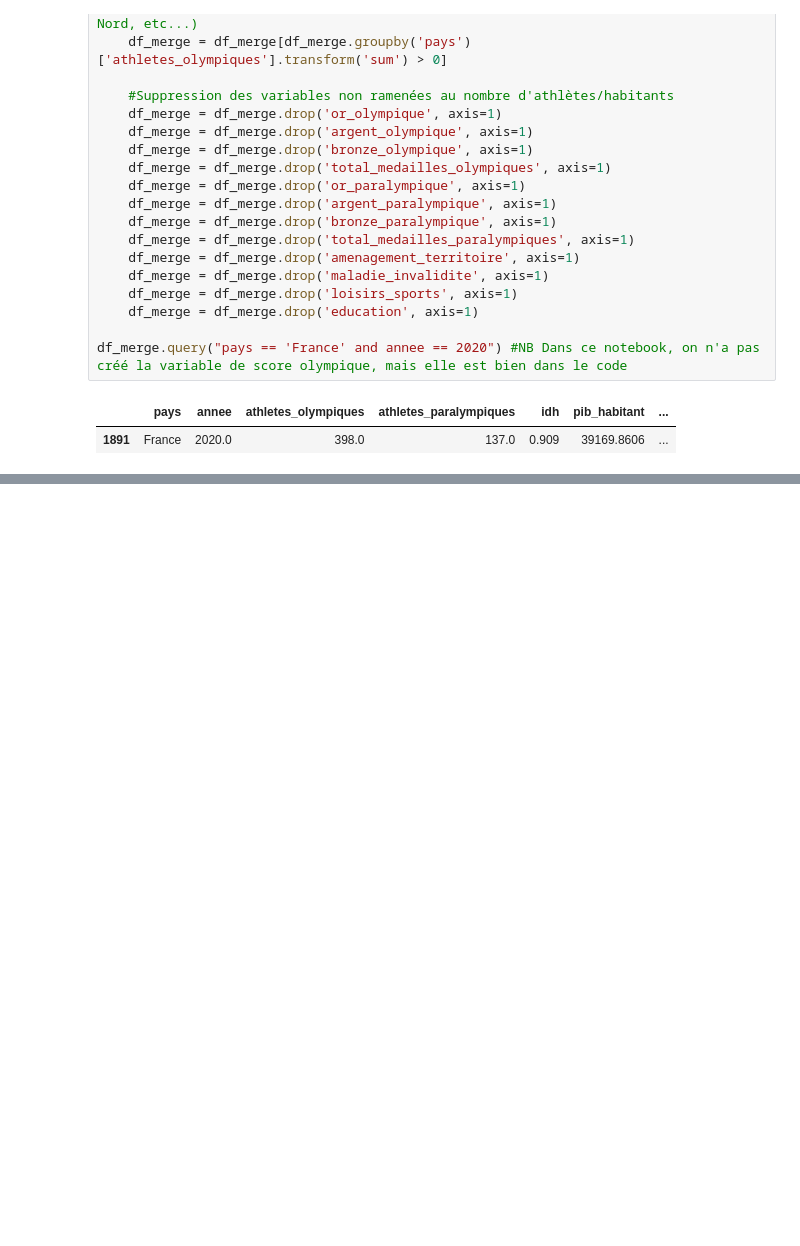
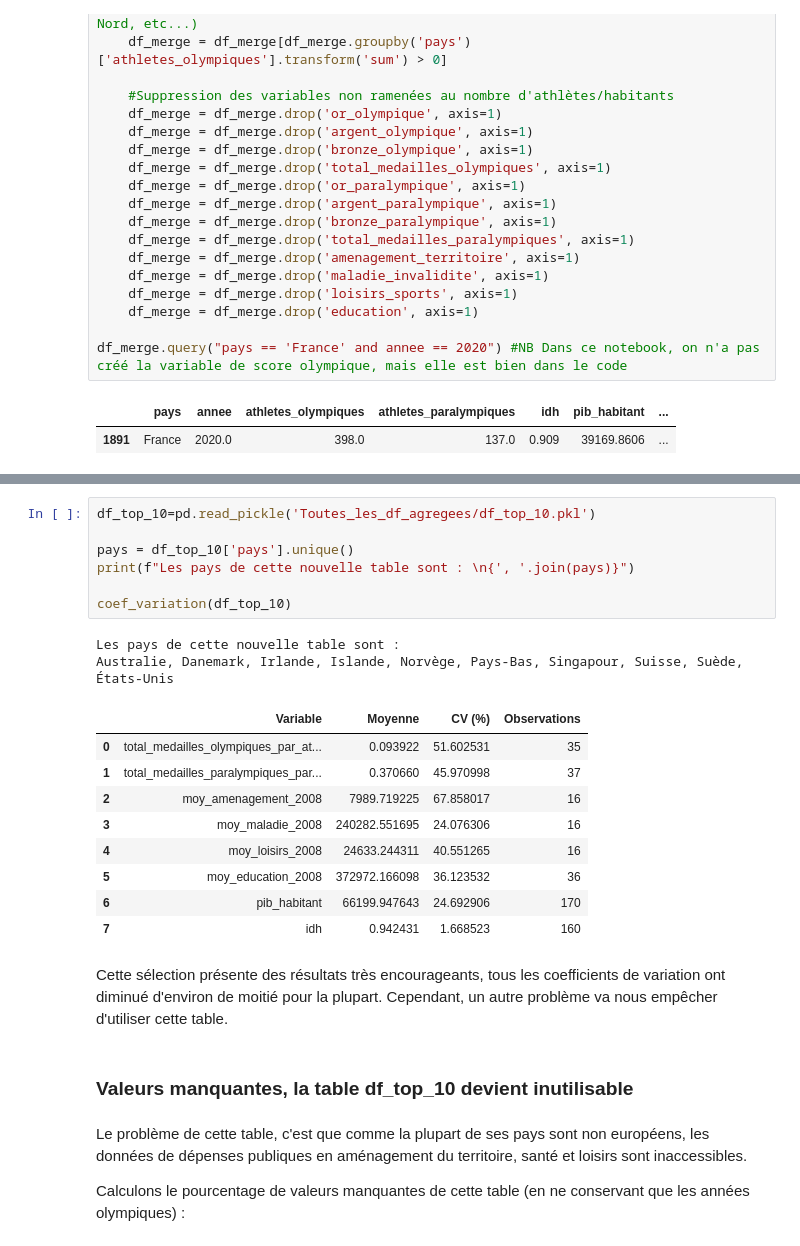
Before and after one commit to Eloi-du-77/Projet-Python, a Jupyter notebook: Notebook.ipynb, the cells around one changed output, grey strips where cells are left out. Saved outputs shown, nothing was run; the diff lists cells and outputs as text; blank space fills up the shorter version.

```diff
--- a/Notebook.ipynb
+++ b/Notebook.ipynb
@@ -459,0 +502,28 @@ df_merge.query("pays == 'France' and annee == 2020") #NB Dans ce notebook, on n'
+# %%
+df_top_10=pd.read_pickle('Toutes_les_df_agregees/df_top_10.pkl')
+
+pays = df_top_10['pays'].unique()
+print(f"Les pays de cette nouvelle table sont : \n{', '.join(pays)}")
+
+coef_variation(df_top_10)
+# %% [output]
+Les pays de cette nouvelle table sont :
+Australie, Danemark, Irlande, Islande, Norvège, Pays-Bas, Singapour, Suisse, Suède, États-Unis
+|  | Variable | Moyenne | CV (%) | Observations |
+| 0 | total_medailles_olympiques_par_at... | 0.093922 | 51.602531 | 35 |
+| 1 | total_medailles_paralympiques_par... | 0.370660 | 45.970998 | 37 |
+| 2 | moy_amenagement_2008 | 7989.719225 | 67.858017 | 16 |
+| 3 | moy_maladie_2008 | 240282.551695 | 24.076306 | 16 |
+| 4 | moy_loisirs_2008 | 24633.244311 | 40.551265 | 16 |
+| 5 | moy_education_2008 | 372972.166098 | 36.123532 | 36 |
+| 6 | pib_habitant | 66199.947643 | 24.692906 | 170 |
+| 7 | idh | 0.942431 | 1.668523 | 160 |
+# %% [markdown]
+Cette sélection présente des résultats très encourageants, tous les coefficients de variation ont diminué d'environ de moitié pour la plupart. Cependant, un autre problème va nous empêcher d'utiliser cette table.
+# %% [markdown]
+<a id="nan"></a>
+### Valeurs manquantes, la table df_top_10 devient inutilisable
+# %% [markdown]
+Le problème de cette table, c'est que comme la plupart de ses pays sont non européens, les données de dépenses publiques en aménagement du territoire, santé et loisirs sont inaccessibles.
+
+Calculons le pourcentage de valeurs manquantes de cette table (en ne conservant que les années olympiques) :
```
Also changed, not shown: parts of 12 cells of this notebook, 7 other files.
